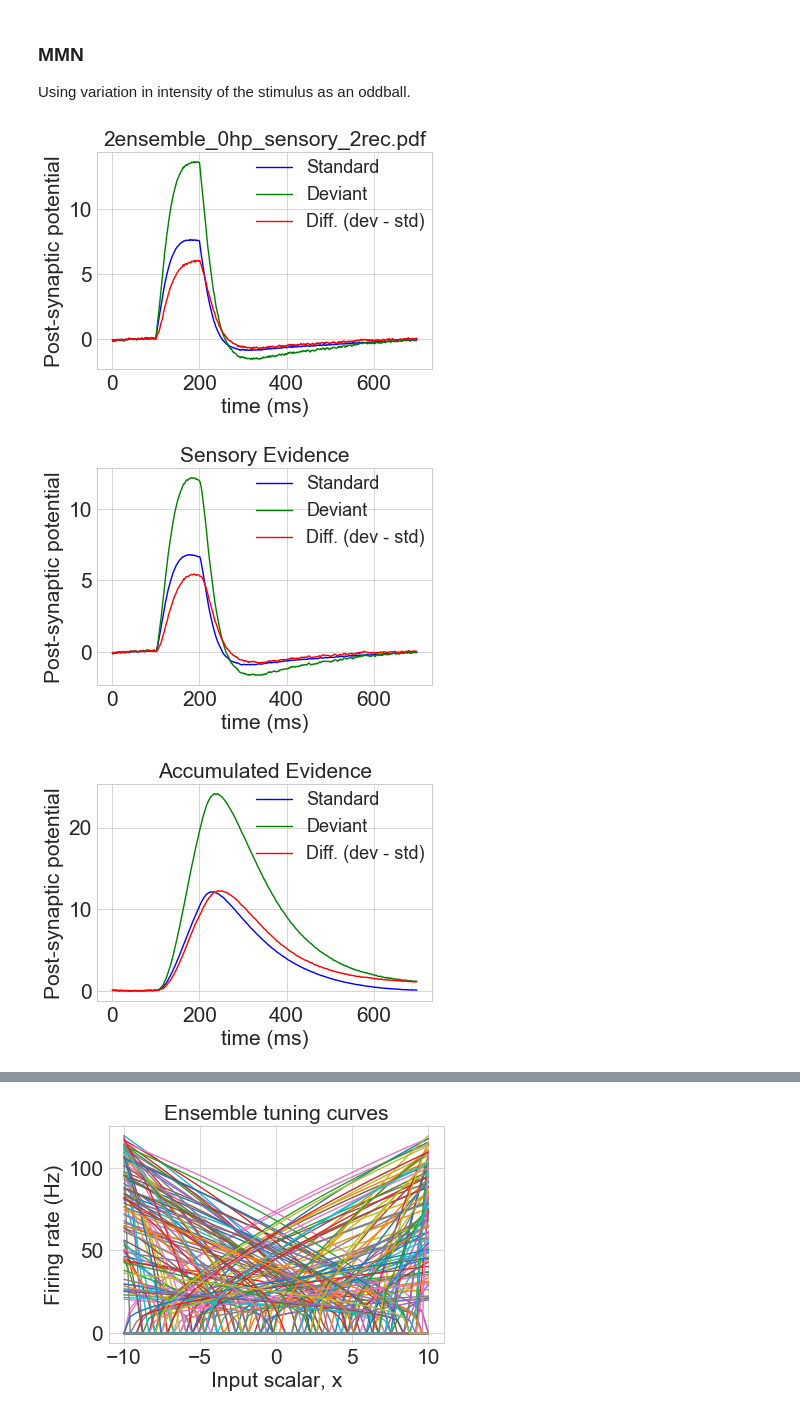
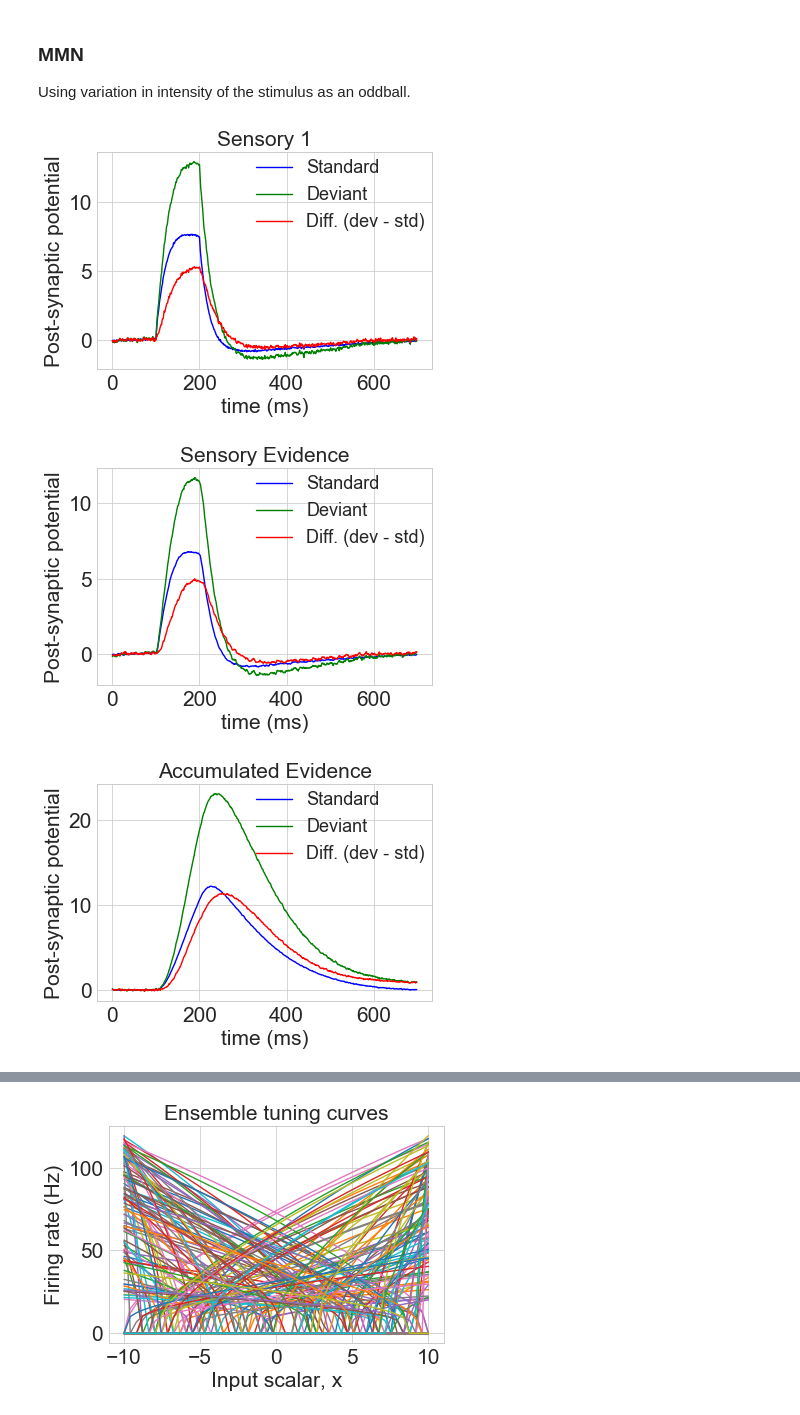
Before and after one commit to s72sue/oddball, a Jupyter notebook: threshold/accumulation_model.ipynb, the cells around one changed output, grey strips where cells are left out. Drawn from its saved outputs; the diff is of its cells as text; code cells hidden in the pictures.

Commit message:
change synapse to 10ms

```diff
--- a/threshold/accumulation_model.ipynb
+++ b/threshold/accumulation_model.ipynb
@@ -95,7 +95,7 @@ class Experiment(object):
 # %%
 dev_trials = []
 std_trials = []
-delay_time = 0.025
+delay_time = 0.056
 
 # Build nengo model
 tau_highpass = 0.5
@@ -119,17 +119,17 @@ with model:
     # create the ensemble with added noise at the input of each neuron
     sensory = nengo.Ensemble(200, dimensions=1, noise=nengo.processes.BrownNoise(Gaussian(0,1), seed=seed))
     nengo.Connection(stimulus, sensory, synapse=highpass(tau_highpass))
-    nengo.Connection(sensory, sensory)
+    nengo.Connection(sensory, sensory, synapse=0.01)
 
-    #sensory2 = nengo.Ensemble(200, dimensions=1, noise=nengo.processes.BrownNoise(Gaussian(0,1), seed=seed))
-    #nengo.Connection(sensory.neurons, sensory2.neurons, transform=np.ones((200,200))) #, synapse=highpass(tau_highpass))
+    #sensory2 = nengo.Ensemble(200, dimensions=1) #, noise=nengo.processes.BrownNoise(seed=seed))
+    #nengo.Connection(sensory, sensory2, synapse=0.01) #, synapse=highpass(tau_highpass))
     #nengo.Connection(sensory2, sensory2)
-    #result_2ser_p = nengo.Probe(sensory2, synapse=0.02)
+    #result_2ser_p = nengo.Probe(sensory2, synapse=0.01)
 
 
 
     # evidence memory - should be reset at the end of every trial
-    #evidence_scale = 1  # controls how quickly the evidence is accumulated
+    evidence_scale = 1  # controls how quickly the evidence is accumulated
     evidence = nengo.Ensemble(n_neurons=1000, dimensions=2, seed=seed)#, noise=nengo.processes.BrownNoise(Gaussian(0,5), seed=seed))
                              #encoders=np.ones((500, 2)))  # SS-noise seems
                                                              # to be useful in getting a relatively stable pattern
@@ -138,30 +138,30 @@ with model:
     def response(x):
         sensory, accum = x
         #accum = (2.65*sensory+0.35*accum)*1.0
-        accum = (3.2*sensory+0.75*accum)*1.0
+        accum = (3.2*sensory+0.70*accum)*1.0
         return 0, accum
 
     nengo.Connection(evidence, evidence, synapse=0.1, function=response)
 
     # delay the foward propagation to pfc
-    #delay1 = Delay(1, timesteps=int(delay_time / 0.001))  #0.80
-    #delaynode_fwd = nengo.Node(delay1.step, size_in=1, size_out=1)
-    #nengo.Connection(sensory, delaynode_fwd)
-    #nengo.Connection(delaynode_fwd, evidence[0], synapse=0.3, transform=3) #20
-    nengo.Connection(sensory, evidence[0]) # , synapse=0.1, transform=5)
+    #delay = Delay(1, timesteps=int(delay_time / 0.001))  #0.80
+    #delaynode_fwd = nengo.Node(delay.step, size_in=1, size_out=1)
+    #nengo.Connection(sensory, delaynode_fwd, synapse=0.01)
+    #nengo.Connection(delaynode_fwd, evidence[0], synapse=0.01) #20
+    nengo.Connection(sensory, evidence[0], synapse=0.01)
 
 
     # delay the feedback to sensory regions
-    #delay2 = Delay(1, timesteps=int(delay_time / 0.001))  #0.80
-    #delaynode_bwd = nengo.Node(delay2.step, size_in=1, size_out=1)
-    #nengo.Connection(evidence[1], delaynode_bwd, synapse=0.02)
-    #nengo.Connection(delaynode_bwd, sensory2, synapse=0.02)
-    #nengo.Connection(evidence[1], sensory2, synapse=0.03)
+    #delay = Delay(1, timesteps=int(delay_time / 0.001))  #0.80
+    #delaynode_bwd = nengo.Node(delay.step, size_in=1, size_out=1)
+    #nengo.Connection(evidence[1], delaynode_bwd, synapse=0.01)
+    #nengo.Connection(delaynode_bwd, sensory2, synapse=0.01)
+    #nengo.Connection(evidence[1], sensory2, synapse=0.02)
 
     stim_p = nengo.Probe(stimulus, synapse=None)
-    result_p = nengo.Probe(sensory, synapse=0.02)
-    evidence0_p = nengo.Probe(evidence[0], synapse=0.02)
-    evidence1_p = nengo.Probe(evidence[1], synapse=0.02)
+    result_p = nengo.Probe(sensory, synapse=0.01)
+    evidence0_p = nengo.Probe(evidence[0], synapse=0.01)
+    evidence1_p = nengo.Probe(evidence[1], synapse=0.01)
 
 
 sim = nengo.Simulator(model)
@@ -217,37 +217,38 @@ def analyse(probe, title):
     # subtract the baseline from trials
     # baseline is computed by subtracting the avg value during first 100ms
     baseline = int(prestimulus_baseline*1000-1)
     dev_data =  [trial - np.mean(trial[0:baseline]) for trial in dev_data]
     std_data =  [trial - np.mean(trial[0:baseline]) for trial in std_data]
 
 
     #print len(dev_data)
     #print len(std_data)
 
     avg_dev_data = np.average(dev_data, axis=0)
     avg_std_data = np.average(std_data, axis=0)
     mmn = avg_dev_data-avg_std_data
 
     plt.figure()
     plt.title(title)
     plt.plot(range(int(trial_len*1000)), avg_std_data, 'b', label="Standard")
     plt.plot(range(int(trial_len*1000)), avg_dev_data, 'g', label="Deviant")
     plt.plot(range(int(trial_len*1000)), mmn, 'r', label="Diff. (dev - std)")
     plt.ylabel("Post-synaptic potential")
     plt.xlabel("time (ms)")
     plt.legend(bbox_to_anchor=(1, 1), loc=1, borderaxespad=0., fontsize=18)
     plt.savefig(title, bbox_inches='tight', dpi=300)
     #plt.legend(["Standard Profile","Deviant Profile","P100 (dev - std)"] , bbox_to_anchor=(1.05, 1), loc=2, borderaxespad=0.0)
 
     return mmn
 
-a = analyse(result_p, "2ensemble_0hp_sensory_2rec.pdf") #, "1 ensemble with input high-pass & recurrence")
+a = analyse(result_p, "Sensory 1") #, "1 ensemble with input high-pass & recurrence")
+#e = analyse(result_2ser_p, "Sensory 2")
 d= analyse(evidence0_p, "Sensory Evidence")
 c= analyse(evidence1_p, "Accumulated Evidence")
 # %% [output]
-[figure, old version]
+[figure, new version]
-[figure, old version]
+[figure, new version]
-[figure, old version]
+[figure, new version]
 # %%
 IPythonViz(model)
 # %% [output]
```
Also changed, not shown: parts of 2 cells of this notebook.
